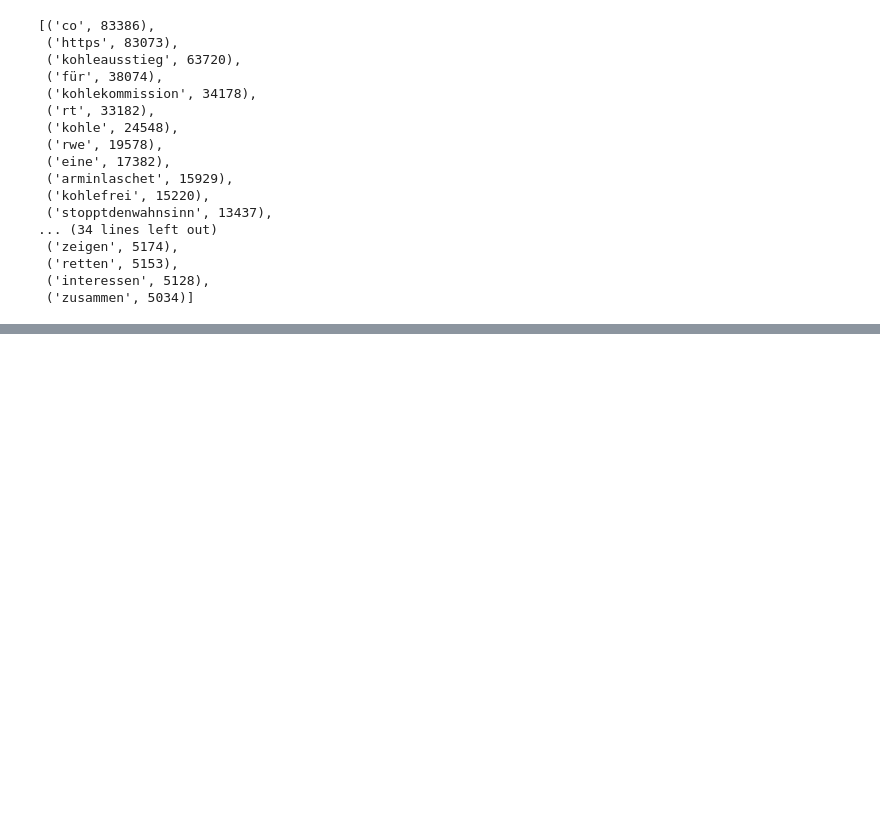
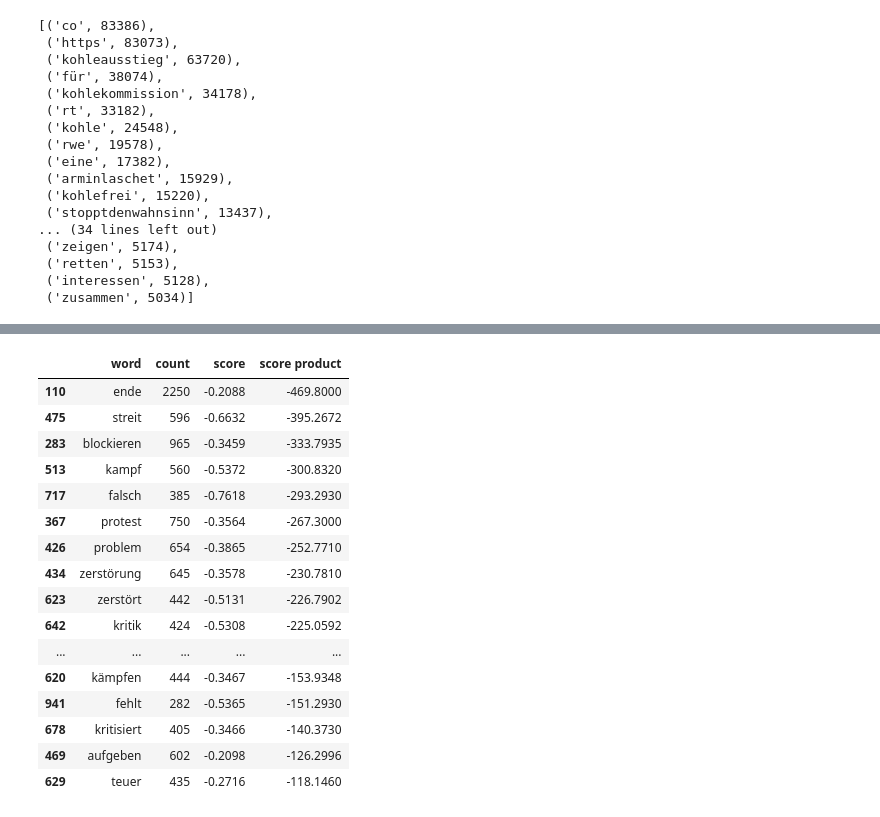
Before and after one commit to yuantinglee/twitter-discourse, a Jupyter notebook: analysis/word_shifts.ipynb, the cells around one changed output, grey strips where cells are left out. Cells and saved outputs as stored; diff of their text form; code cells hidden in the pictures; blank space fills up the shorter version.

```diff
--- a/analysis/word_shifts.ipynb
+++ b/analysis/word_shifts.ipynb
@@ -427,0 +443,20 @@ df_sample_after_scores
+# %%
+df_sample_after_scores.sort_values(by=['score product'])[:20]
+# %% [output]
+|  | word | count | score | score product |
+| 110 | ende | 2250 | -0.2088 | -469.8000 |
+| 475 | streit | 596 | -0.6632 | -395.2672 |
+| 283 | blockieren | 965 | -0.3459 | -333.7935 |
+| 513 | kampf | 560 | -0.5372 | -300.8320 |
+| 717 | falsch | 385 | -0.7618 | -293.2930 |
+| 367 | protest | 750 | -0.3564 | -267.3000 |
+| 426 | problem | 654 | -0.3865 | -252.7710 |
+| 434 | zerstörung | 645 | -0.3578 | -230.7810 |
+| 623 | zerstört | 442 | -0.5131 | -226.7902 |
+| 642 | kritik | 424 | -0.5308 | -225.0592 |
+| ... | ... | ... | ... | ... |
+| 620 | kämpfen | 444 | -0.3467 | -153.9348 |
+| 941 | fehlt | 282 | -0.5365 | -151.2930 |
+| 678 | kritisiert | 405 | -0.3466 | -140.3730 |
+| 469 | aufgeben | 602 | -0.2098 | -126.2996 |
+| 629 | teuer | 435 | -0.2716 | -118.1460 |
```
Also changed, not shown: parts of 9 cells of this notebook, 2 other files.
